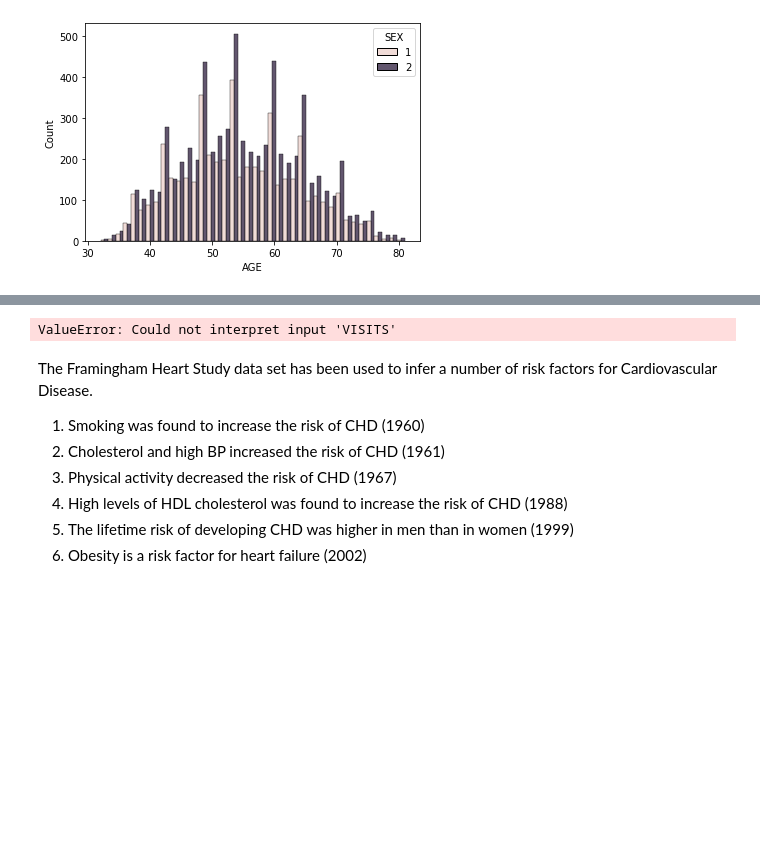
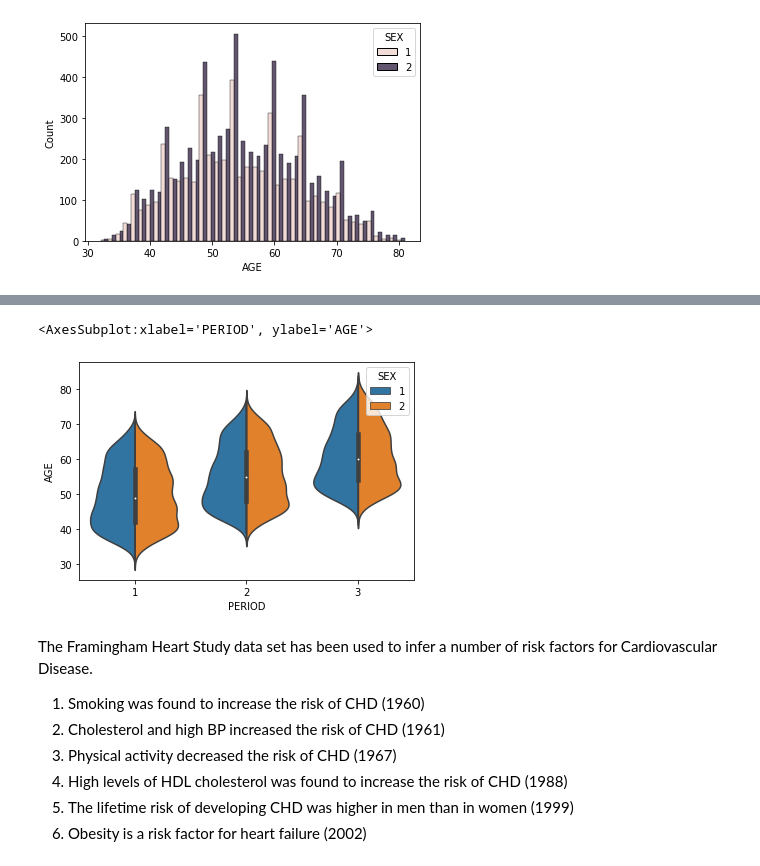
Before and after one commit to jmclaughlin0/DataScienceHeartProject, a Jupyter notebook: FraminghamDataAnalysis.ipynb, the cells around one changed output, grey strips where cells are left out. Saved outputs shown, nothing was run; the diff lists cells and outputs as text; code cells hidden in the pictures; blank space fills up the shorter version.

```diff
--- a/FraminghamDataAnalysis.ipynb
+++ b/FraminghamDataAnalysis.ipynb
@@ -66,7 +71,8 @@ sns.histplot(x= df['AGE'], hue=df['SEX'], multiple="dodge")
 # %%
-sns.violinplot(data=df, x = 'VISITS', y = "AGE", hue = "SEX", split = True)
+sns.violinplot(data=df, x = 'PERIOD', y = "AGE", hue = "SEX", split = True)
 # %% [output]
-ValueError: Could not interpret input 'VISITS'
+<AxesSubplot:xlabel='PERIOD', ylabel='AGE'>
+[figure, added]
 # %% [markdown]
 The Framingham Heart Study data set has been used to infer a number of risk factors for Cardiovascular Disease.
 
```
Also changed, not shown: parts of 12 cells of this notebook.
